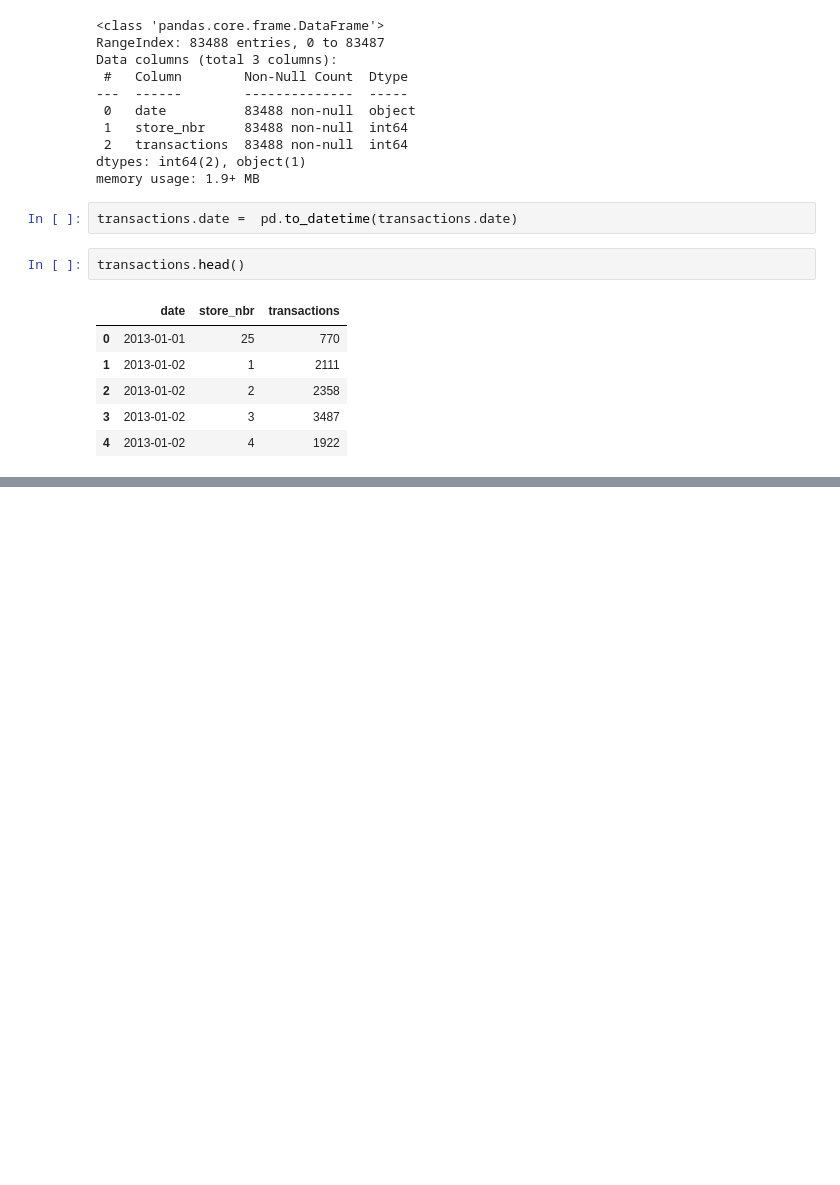
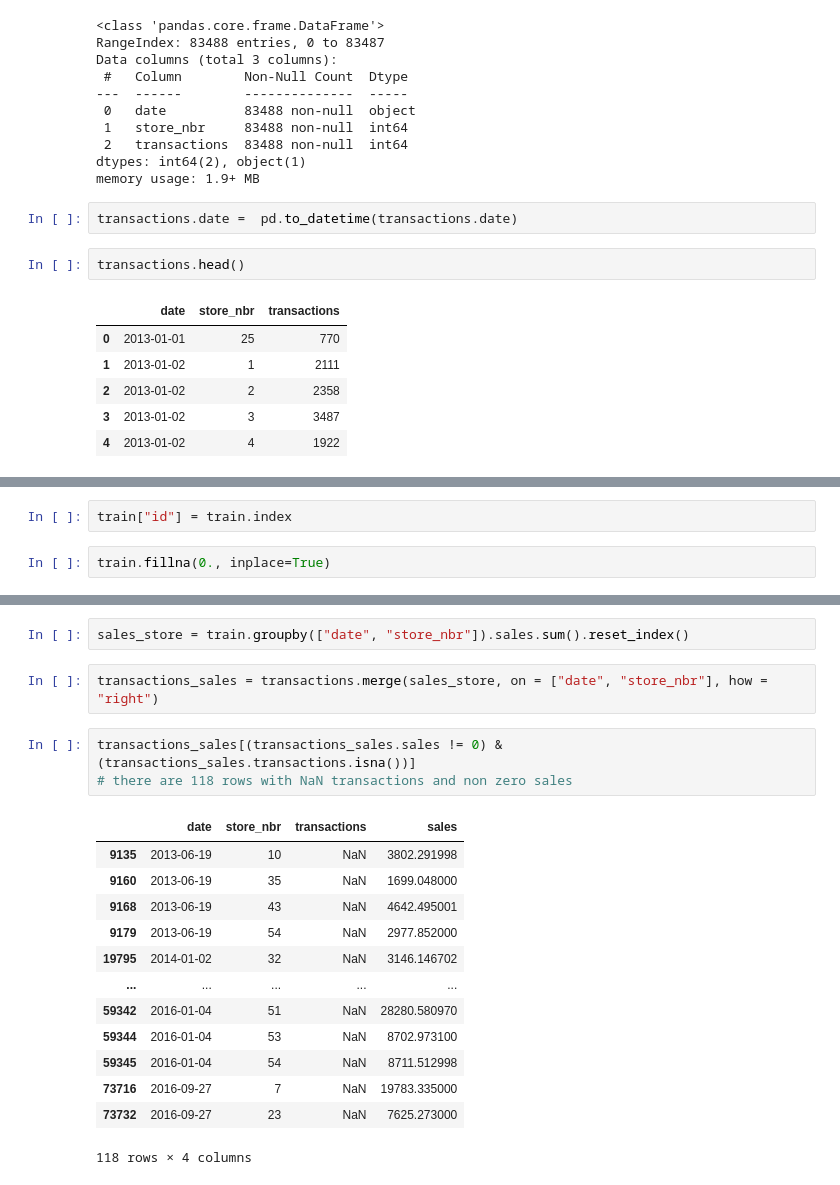
Before and after one commit to alestankiewicz/store-sales-ts-forecasting, a Jupyter notebook: data_preparation.ipynb, the cells around one changed output, grey strips where cells are left out. Drawn from its saved outputs; the diff is of its cells as text; blank space fills up the shorter version.

```diff
--- a/data_preparation.ipynb
+++ b/data_preparation.ipynb
@@ -225,0 +252,4 @@ transactions.head()
+# %%
+train["id"] = train.index
+# %%
+train.fillna(0., inplace=True)
@@ -225,0 +268,21 @@ transactions.head()
+# %%
+sales_store = train.groupby(["date", "store_nbr"]).sales.sum().reset_index()
+# %%
+transactions_sales = transactions.merge(sales_store, on = ["date", "store_nbr"], how = "right")
+# %%
+transactions_sales[(transactions_sales.sales != 0) & (transactions_sales.transactions.isna())]
+# there are 118 rows with NaN transactions and non zero sales
+# %% [output]
+|  | date | store_nbr | transactions | sales |
+| 9135 | 2013-06-19 | 10 | NaN | 3802.291998 |
+| 9160 | 2013-06-19 | 35 | NaN | 1699.048000 |
+| 9168 | 2013-06-19 | 43 | NaN | 4642.495001 |
+| 9179 | 2013-06-19 | 54 | NaN | 2977.852000 |
+| 19795 | 2014-01-02 | 32 | NaN | 3146.146702 |
+| ... | ... | ... | ... | ... |
+| 59342 | 2016-01-04 | 51 | NaN | 28280.580970 |
+| 59344 | 2016-01-04 | 53 | NaN | 8702.973100 |
+| 59345 | 2016-01-04 | 54 | NaN | 8711.512998 |
+| 73716 | 2016-09-27 | 7 | NaN | 19783.335000 |
+| 73732 | 2016-09-27 | 23 | NaN | 7625.273000 |
+118 rows × 4 columns
```
Also changed, not shown: parts of 16 cells of this notebook, 1 other file.
